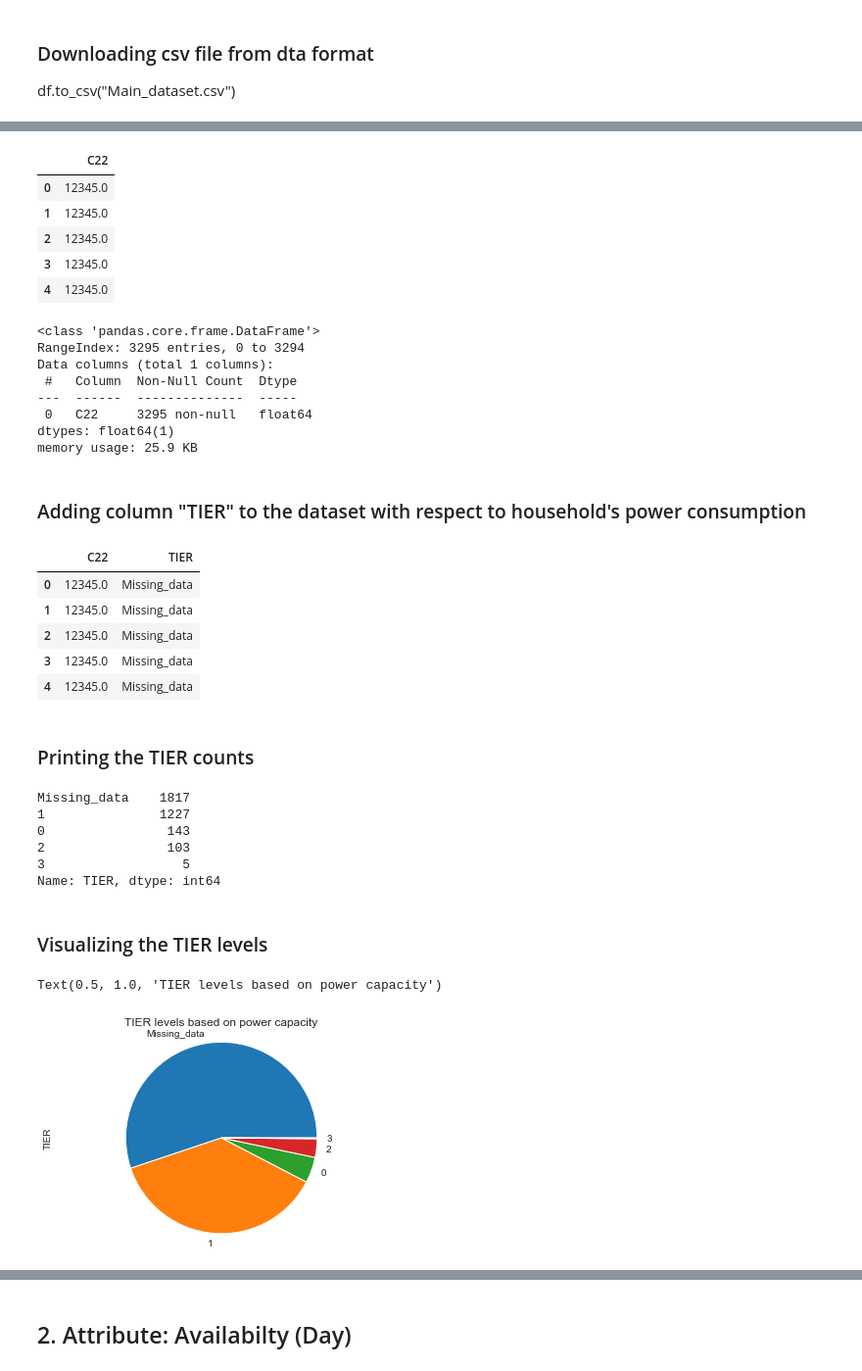
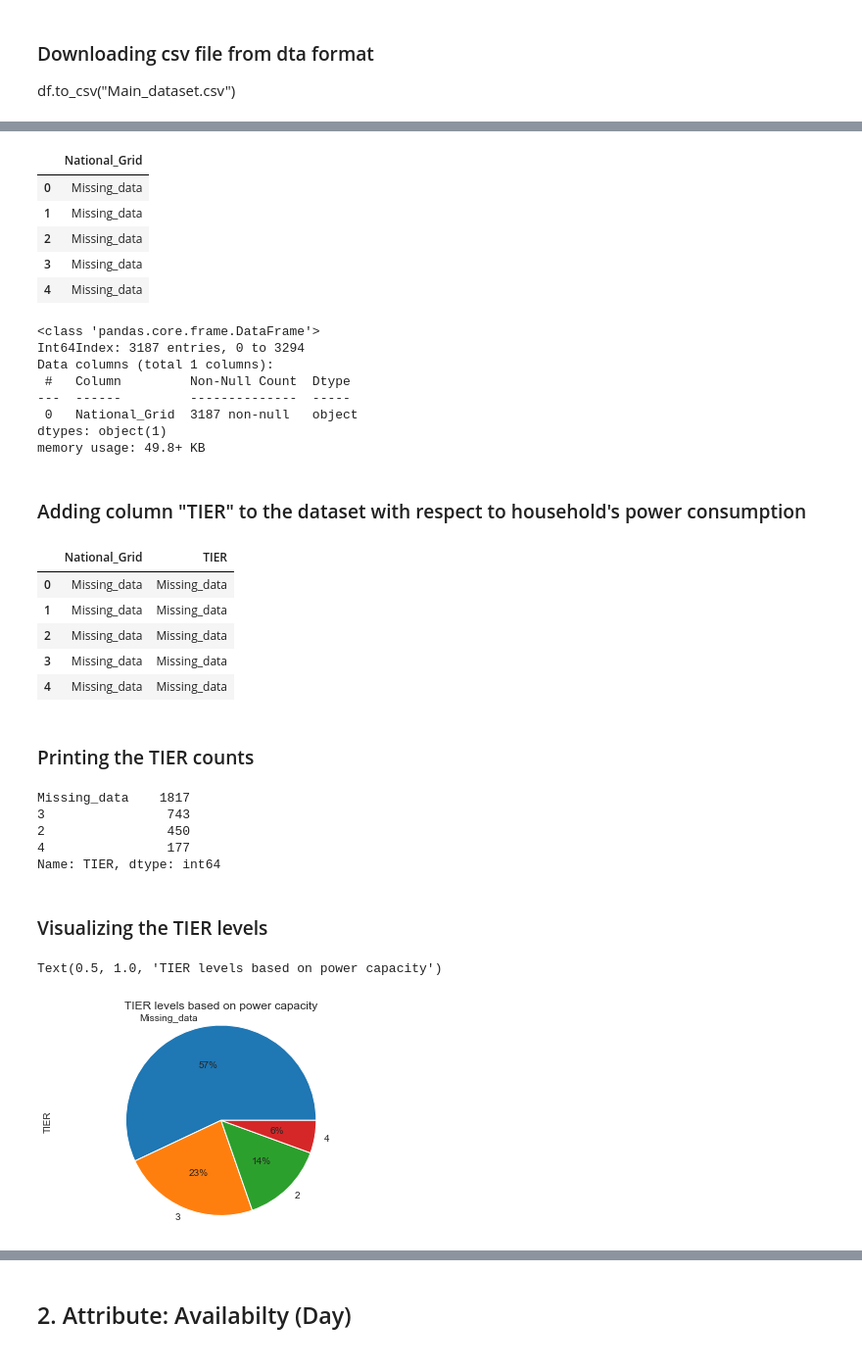
Before and after one commit to HEDERA-PLATFORM/mtf-rwanda-analysis, a Jupyter notebook: Rwanda_MTF.ipynb, the cells around one changed output, grey strips where cells are left out. Shown at 98% size. Drawn from its saved outputs; the diff is of its cells as text; code cells hidden in the pictures.

```diff
--- a/Rwanda_MTF.ipynb
+++ b/Rwanda_MTF.ipynb
@@ -59,0 +223,2 @@ df_cap.tail()
+# %%
+df_cap_cleaned= df_cap[df_cap.Outliers != 'True']
@@ -66,71 +234,74 @@ df_cap["C22"].fillna(12345, inplace = True)
+# %%
+df_cap_cleaned.drop('Outliers', axis=1, inplace=True)
+# %%
+df_cap_cleaned["National_Grid"] = df_cap_cleaned.National_Grid.apply(lambda x: "Missing_data" if math.isnan(x) else x)
 # %%
-df_cap.head()
+df_cap_cleaned.head()
 # %% [output]
-|  | C22 |
-| 0 | 12345.0 |
-| 1 | 12345.0 |
-| 2 | 12345.0 |
-| 3 | 12345.0 |
-| 4 | 12345.0 |
+|  | National_Grid |
+| 0 | Missing_data |
+| 1 | Missing_data |
+| 2 | Missing_data |
+| 3 | Missing_data |
+| 4 | Missing_data |
 # %%
-df_cap.info()
+df_cap_cleaned.info()
 # %% [output]
 <class 'pandas.core.frame.DataFrame'>
-RangeIndex: 3295 entries, 0 to 3294
+Int64Index: 3187 entries, 0 to 3294
 Data columns (total 1 columns):
- #   Column  Non-Null Count  Dtype
----  ------  --------------  -----
- 0   C22     3295 non-null   float64
-dtypes: float64(1)
-memory usage: 25.9 KB
+ #   Column         Non-Null Count  Dtype
+---  ------         --------------  -----
+ 0   National_Grid  3187 non-null   object
+dtypes: object(1)
+memory usage: 49.8+ KB
 # %% [markdown]
 ### Adding column "TIER" to the dataset with respect to household's power consumption
 # %%
-def conditions(C22):
-    if C22 ==12345:
+def conditions(National_Grid):
+    if National_Grid =='Missing_data':
         return "Missing_data"
-    elif C22<3:
+    elif National_Grid<3:
         return "0"
-    elif 3<=C22<50:
+    elif 3<=National_Grid<50:
         return "1"
-    elif 50<=C22<200:
+    elif 50<=National_Grid<200:
         return "2"
-    elif 200<=C22<800:
+    elif 200<=National_Grid<800:
         return "3"
-    elif 800<=C22<2000:
+    elif 800<=National_Grid<2000:
         return "4"
     else:
         return "5"
 
 func = np.vectorize(conditions)
-transform = func(df_cap.C22)
-df_cap["TIER"] = transform
+transform = func(df_cap_cleaned.National_Grid)
+df_cap_cleaned["TIER"] = transform
 # %%
-df_cap.head()
+df_cap_cleaned.head()
 # %% [output]
-|  | C22 | TIER |
-| 0 | 12345.0 | Missing_data |
-| 1 | 12345.0 | Missing_data |
-| 2 | 12345.0 | Missing_data |
-| 3 | 12345.0 | Missing_data |
-| 4 | 12345.0 | Missing_data |
+|  | National_Grid | TIER |
+| 0 | Missing_data | Missing_data |
+| 1 | Missing_data | Missing_data |
+| 2 | Missing_data | Missing_data |
+| 3 | Missing_data | Missing_data |
+| 4 | Missing_data | Missing_data |
 # %% [markdown]
 ### Printing the TIER counts
 # %%
-df_cap['TIER'].value_counts()
+df_cap_cleaned['TIER'].value_counts()
 # %% [output]
 Missing_data    1817
-1               1227
-0                143
-2                103
-3                  5
+3                743
+2                450
+4                177
 Name: TIER, dtype: int64
 # %% [markdown]
 ### Visualizing the TIER levels
 # %%
-df_cap.TIER.value_counts().plot(kind='pie')
+df_cap_cleaned.TIER.value_counts().plot(kind='pie', autopct='%1.0f%%')
 plt.axis('equal')
 plt.title('TIER levels based on power capacity')
 # %% [output]
 Text(0.5, 1.0, 'TIER levels based on power capacity')
-[figure, old version]
+[figure, new version]
```
Also changed, not shown: parts of 79 cells of this notebook.
